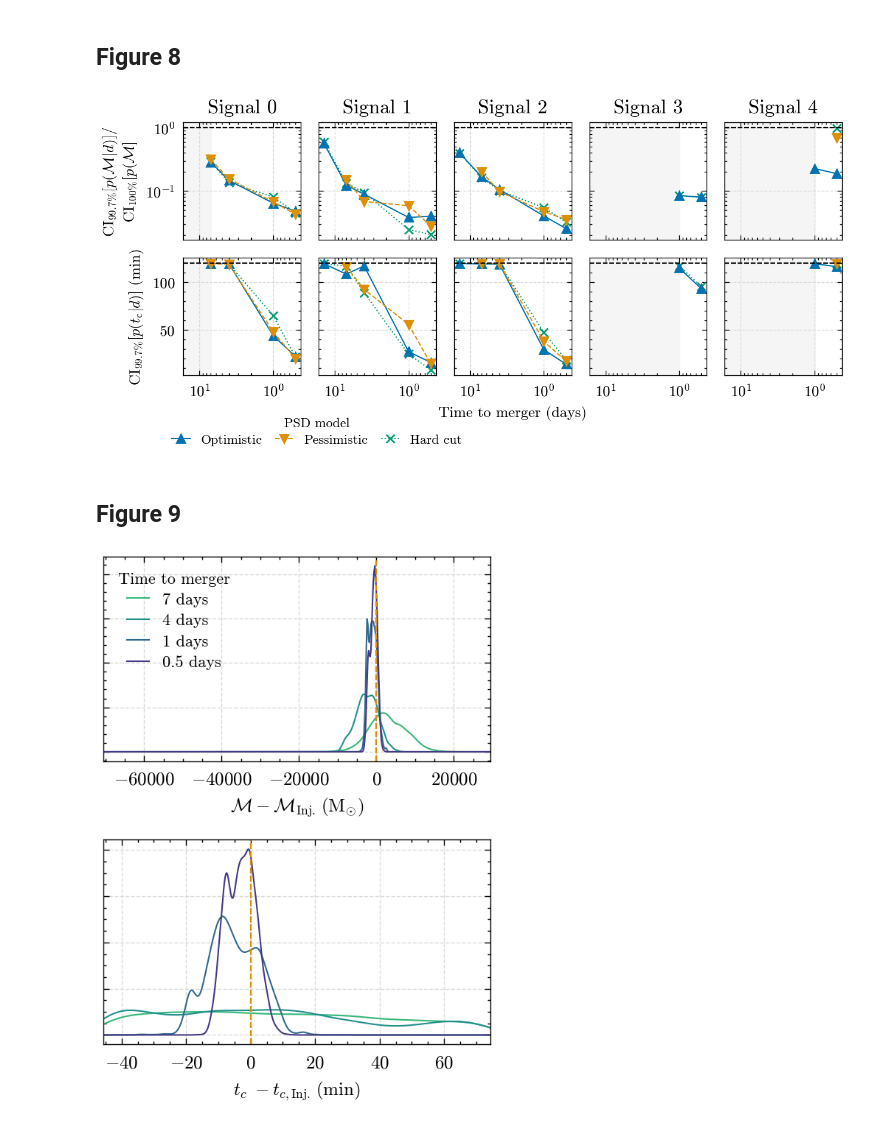
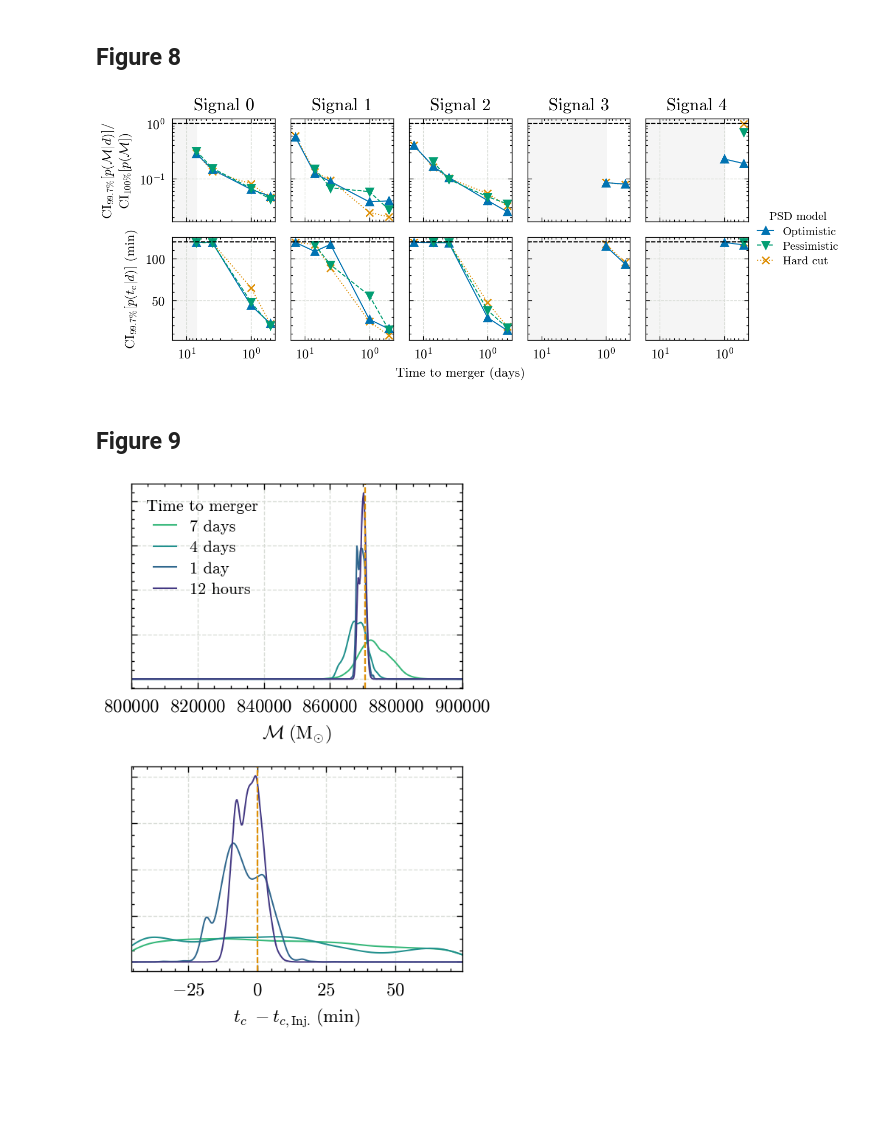
Before and after one commit to icg-gravwaves/lisa_premerger_paper, a Jupyter notebook: Parameter_Estimation/mass_tc_plots.ipynb, the cells around one changed output. Saved outputs shown, nothing was run; the diff lists cells and outputs as text; code cells hidden in the pictures; blank space fills up the shorter version.

Commit message:
Updates to PE plotting

```diff
--- a/Parameter_Estimation/mass_tc_plots.ipynb
+++ b/Parameter_Estimation/mass_tc_plots.ipynb
@@ -24,14 +22,19 @@ from plotting_utils import (
 
 plt.style.use("../paper.mplstyle")
 # %%
-colours = {f"time {i}": c for i, c in enumerate(sns.color_palette("viridis", n_colors=5), start=1)}
+colours = {
+    f"time {i}": c
+    for i, c in enumerate(
+        sns.color_palette("viridis", n_colors=5), start=1
+    )
+}
 # %%
 psds = ["optimistic", "pessimistic", "cut"]
 # %%
 posterior_samples = {}
 for inj in range(5):
     posterior_samples[inj] = {}
-    with h5py.File(f"./Running_Analyses/results/injection_{inj}_merged.hdf", "r") as f:
+    with h5py.File(f"Running_Analyses/results/injection_{inj}_merged.hdf", "r") as f:
         for key in f.keys():
             posterior_samples[inj][key] = {}
             for time, samples in f[key].items():
@@ -64,7 +70,10 @@ import lal
 # %%
 mchirp_priors = {}
 for i in range(5):
-    mchirp_priors[i] = get_priors(f"Config_Files/injection{i}_priors.ini", "mchirp")[0]
+    mchirp_priors[i] = get_priors(
+        f"Config_Files/injection{i}_priors.ini",
+        "mchirp"
+    )[0]
 # %%
 parameters = ["mchirp", "tc"]
 
@@ -92,8 +101,17 @@ for row_id, parameter in enumerate(parameters):
             quantiles = {}
             for time, samples in psd_samples.items():
                 quantiles[time] = np.percentile(samples[parameter], q)
+            if not quantiles:
+                continue
             values = scaling[parameter][inj] * np.ptp(np.array(list(quantiles.values())), axis=1)
-            axs[row_id, inj].plot(times, values, label=psd, marker=psd_markers.get(psd), ls=psd_ls[psd], color=psd_colours[psd])
+            axs[row_id, inj].plot(
+                times,
+                values,
+                label=psd,
+                marker=psd_markers.get(psd),
+                ls=psd_ls[psd],
+                color=psd_colours[psd]
+            )
             axs[row_id, inj].grid()
             axs[row_id, inj].axhline(hlines[parameter], color="k", ls="--")
 axs[-1, 0].invert_xaxis()
@@ -101,45 +119,51 @@ axs[-1, 0].set_xscale("log")
 
 axs[0, 0].set_yscale("log")
 
-axs[0, 0].set_ylabel("$\\text{CI}_{99.7\%}[p(\\mathcal{M}|d)] /$\n$ \\text{CI}_{100\%}[p(\\mathcal{M}]$")
+axs[0, 0].set_ylabel("$\\text{CI}_{99.7\%}[p(\\mathcal{M}|d)] /$\n$ \\text{CI}_{100\%}[p(\\mathcal{M}])$")
 axs[1, 0].set_ylabel("$\\text{CI}_{99.7\%}[p(t_{\\text{c}}|d)]$ (min)")
 
 axs[-1, 2].set_xlabel("Time to merger (days)")
 
 for ax in [axs[0, 3], axs[0, 4], axs[1, 3], axs[1, 4]]:
     xlims = ax.get_xlim()
     ylims = ax.get_ylim()
     ax.fill_between([1, xlims[0]], *ylims, color="whitesmoke", zorder=0)
     ax.set_xlim(xlims)
     ax.set_ylim(ylims)
 
 for ax in [axs[0, 0], axs[1, 0]]:
     xlims = ax.get_xlim()
     ylims = ax.get_ylim()
     ax.fill_between([7, xlims[0]], *ylims, color="whitesmoke", zorder=0)
     ax.set_xlim(xlims)
     ax.set_ylim(ylims)
 
 legend_handles = [
-    Line2D([0], [1], label=psd_labels[psd], ls=psd_ls[psd], marker=psd_markers[psd], c=psd_colours[psd])
+    Line2D(
+        [0],
+        [1],
+        label=psd_labels[psd],
+        ls=psd_ls[psd],
+        marker=psd_markers[psd],
+        c=psd_colours[psd]
+    )
     for psd in psds
 ]
 fig.legend(
     handles=legend_handles,
     title="PSD model",
     loc="center",
-    bbox_to_anchor=(0.3, 0.02),
-    ncol=3
+    bbox_to_anchor=(1.05, 0.5),
+    ncol=1
 )
 
 for i in range(5):
     axs[0, i].set_title(f"Signal {i}")
 
 plt.tight_layout()
-
 plt.show()
 # %% [output]
-[figure, old version]
+[figure, new version]
 # %% [markdown]
 ## Figure 9
 # %%
@@ -176,15 +203,19 @@ for psd, psd_samples in inj_samples.items():
     if psd != psd_to_plot:
         continue
     for time, samples in psd_samples.items():
-        kde = stats.gaussian_kde((samples[parameter]- truth) * factor)
-        xx = np.linspace(*priors[parameter][inj_id] - truth, 500) * factor
-        ax.plot(xx, kde(xx), color=colours[int(time.split(" ")[-1]) - 1], label=f"{times_lookup[time]} days")
-        ax.axvline(0, color=truth_color, ls=truth_ls)
-            # axs[inj].hist(samples["tc"], color=colours[int(time.split(" ")[-1]) - 1], **hist_kwargs)
-ax.set_xlim(*((priors[parameter][inj_id] - truth) * factor))
+        kde = stats.gaussian_kde((samples[parameter]) * factor)
+        xx = np.linspace(*priors[parameter][inj_id], 500) * factor
+        ax.plot(
+            xx,
+            kde(xx),
+            color=colours[int(time.split(" ")[-1]) - 1],
+            label=humanize.precisedelta(datetime.timedelta(days=times_lookup[time]))
+        )
+        ax.axvline(truth, color=truth_color, ls=truth_ls)
+ax.set_xlim(*((priors[parameter][inj_id]) * factor))
 time_legend = ax.legend(title="Time to merger", loc="upper left")
 
-ax.set_xlabel(r"$\mathcal{M} - \mathcal{M}_\text{Inj.}\;(\text{M}_{\odot})$")
+ax.set_xlabel(r"$\mathcal{M}\;(\text{M}_{\odot})$")
 ax.yaxis.set_ticklabels([])
 ax.grid()
 
@@ -199,9 +230,13 @@ for psd, psd_samples in inj_samples.items():
     for time, samples in psd_samples.items():
         kde = stats.gaussian_kde((samples[parameter] - truth) * factor)
         xx = np.linspace(*priors[parameter][inj_id] - truth, 500) * factor
-        ax.plot(xx, kde(xx), color=colours[int(time.split(" ")[-1]) - 1], label=f"{times_lookup[time]} days")
+        ax.plot(
+            xx,
+            kde(xx),
+            color=colours[int(time.split(" ")[-1]) - 1],
+            label=humanize.precisedelta(datetime.timedelta(days=times_lookup[time]))
+        )
         ax.axvline(0.0, color=truth_color, ls=truth_ls)
-            # axs[inj].hist(samples["tc"], color=colours[int(time.split(" ")[-1]) - 1], **hist_kwargs)
 ax.set_xlim(*((priors[parameter][inj_id] - truth) * factor))
 
 ax.set_xlabel(r"$t_c\ - t_{c,\text{Inj.}}\;(\text{min})$")
@@ -210,4 +245,4 @@ ax.grid()
 plt.tight_layout()
 plt.show()
 # %% [output]
-[figure, old version]
+[figure, new version]
```
Also changed, not shown: parts of 4 cells of this notebook, 2 other files.
